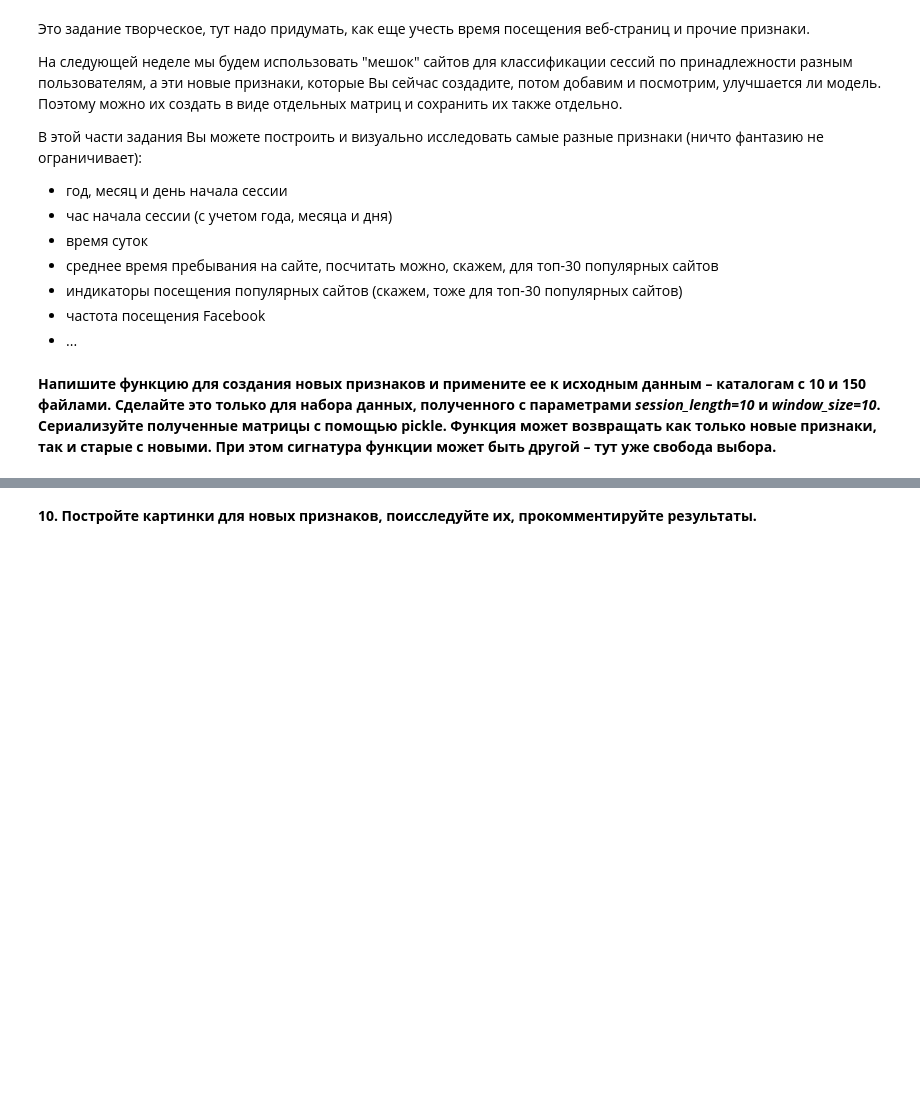
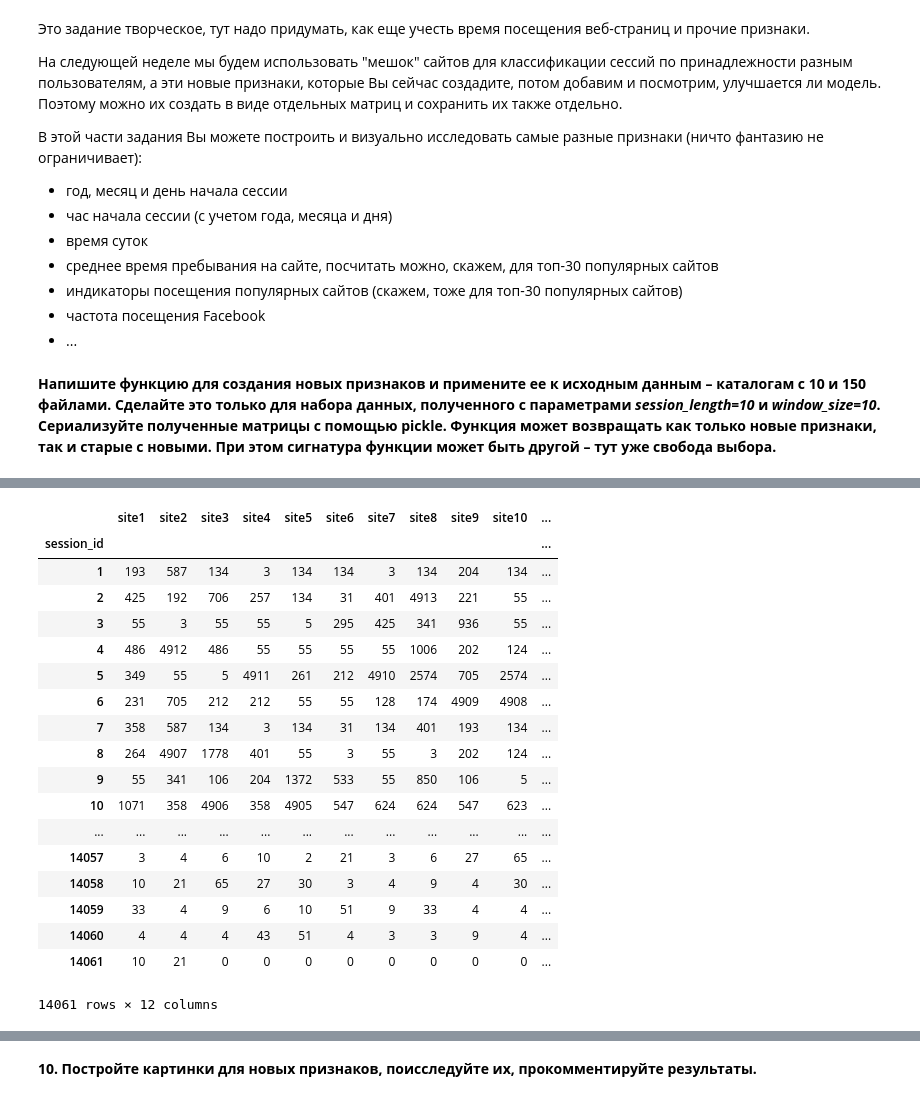
Before and after one commit to EIvanova3/elka, a Jupyter notebook: week3_visual_analysis_and_fe.ipynb, the cells around one changed output, grey strips where cells are left out. Drawn from its saved outputs; the diff is of its cells as text; code cells hidden in the pictures; blank space fills up the shorter version.

```diff
--- a/week3_visual_analysis_and_fe.ipynb
+++ b/week3_visual_analysis_and_fe.ipynb
@@ -66,3 +66,5 @@ data.head(14)
 | 11 | 2013-11-15 12:40:37 | google.com |
 | 12 | 2013-11-15 12:40:40 | google.com |
 | 13 | 2013-11-15 12:41:35 | google.com |
+# %%
+data.timestamp = pd.to_datetime(data.timestamp)
@@ -466,0 +555,22 @@ new_features_150users = feature_engineering ''' ВАШ КОД ЗДЕСЬ '''
+# %%
+new_features_10users
+# %% [output]
+|  | site1 | site2 | site3 | site4 | site5 | site6 | site7 | site8 | site9 | site10 | ... |
+| session_id |  |  |  |  |  |  |  |  |  |  | ... |
+| 1 | 193 | 587 | 134 | 3 | 134 | 134 | 3 | 134 | 204 | 134 | ... |
+| 2 | 425 | 192 | 706 | 257 | 134 | 31 | 401 | 4913 | 221 | 55 | ... |
+| 3 | 55 | 3 | 55 | 55 | 5 | 295 | 425 | 341 | 936 | 55 | ... |
+| 4 | 486 | 4912 | 486 | 55 | 55 | 55 | 55 | 1006 | 202 | 124 | ... |
+| 5 | 349 | 55 | 5 | 4911 | 261 | 212 | 4910 | 2574 | 705 | 2574 | ... |
+| 6 | 231 | 705 | 212 | 212 | 55 | 55 | 128 | 174 | 4909 | 4908 | ... |
+| 7 | 358 | 587 | 134 | 3 | 134 | 31 | 134 | 401 | 193 | 134 | ... |
+| 8 | 264 | 4907 | 1778 | 401 | 55 | 3 | 55 | 3 | 202 | 124 | ... |
+| 9 | 55 | 341 | 106 | 204 | 1372 | 533 | 55 | 850 | 106 | 5 | ... |
+| 10 | 1071 | 358 | 4906 | 358 | 4905 | 547 | 624 | 624 | 547 | 623 | ... |
+| ... | ... | ... | ... | ... | ... | ... | ... | ... | ... | ... | ... |
+| 14057 | 3 | 4 | 6 | 10 | 2 | 21 | 3 | 6 | 27 | 65 | ... |
+| 14058 | 10 | 21 | 65 | 27 | 30 | 3 | 4 | 9 | 4 | 30 | ... |
+| 14059 | 33 | 4 | 9 | 6 | 10 | 51 | 9 | 33 | 4 | 4 | ... |
+| 14060 | 4 | 4 | 4 | 43 | 51 | 4 | 3 | 3 | 9 | 4 | ... |
+| 14061 | 10 | 21 | 0 | 0 | 0 | 0 | 0 | 0 | 0 | 0 | ... |
+14061 rows × 12 columns
```
Also changed, not shown: parts of 16 cells of this notebook.
